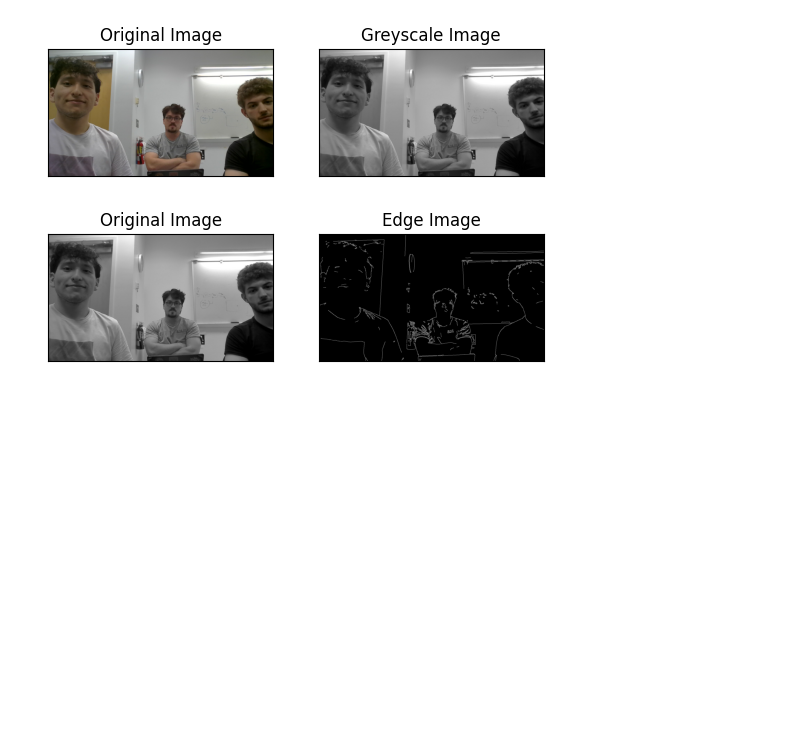
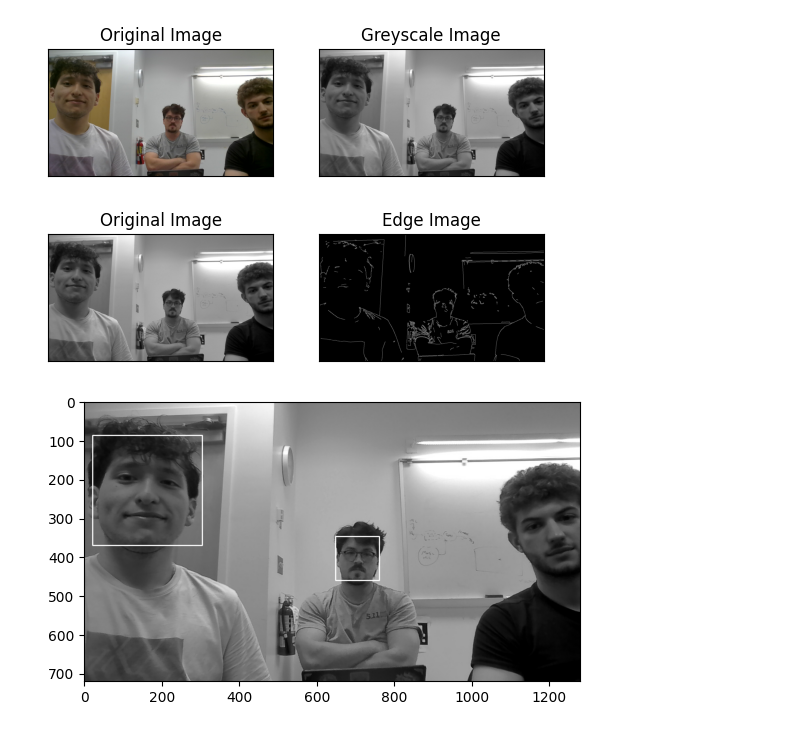
Before and after one commit to M-Haralan/ENEE408I, a Jupyter notebook: src/lab1/opencv.ipynb, the cells around one changed output. Drawn from its saved outputs; the diff is of its cells as text; code cells hidden in the pictures; blank space fills up the shorter version.

```diff
--- a/src/lab1/opencv.ipynb
+++ b/src/lab1/opencv.ipynb
@@ -31,11 +31,11 @@ plt.show()
 # %%
 import cv2 as cv
 face_cascade = cv.CascadeClassifier(cv.data.haarcascades + 'haarcascade_frontalface_default.xml')
 
-faces = face_cascade.detectMultiScale(gray_img, scaleFactor = 1.1, minNeighbors = 4)
+faces = face_cascade.detectMultiScale(gray_img, scaleFactor=1.1, minNeighbors=5)
 for (x,y,w,h) in faces:
 	cv.rectangle(img, (x,y), (x+w, y+h), (255,0,0), 2)
-cv.imshow('face detect', img)
-cv.waitKey(0)
-cv.destroyAllWindows()
-plt.subplot()
+
+plt.imshow(cv.cvtColor(img, cv.COLOR_BGR2RGB))
+# %% [output]
+[figure, added]
```
